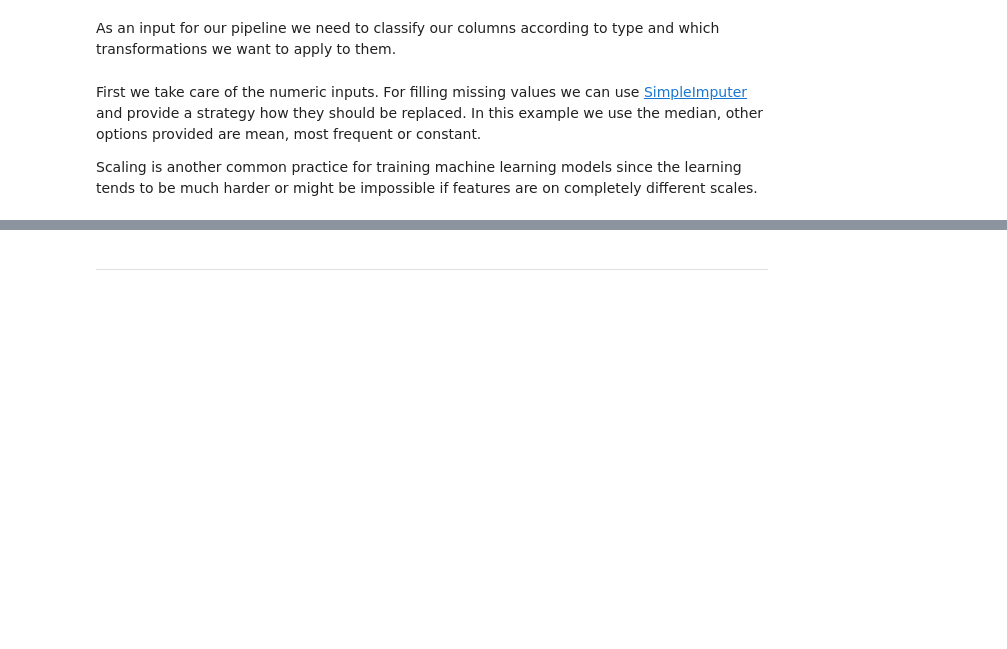
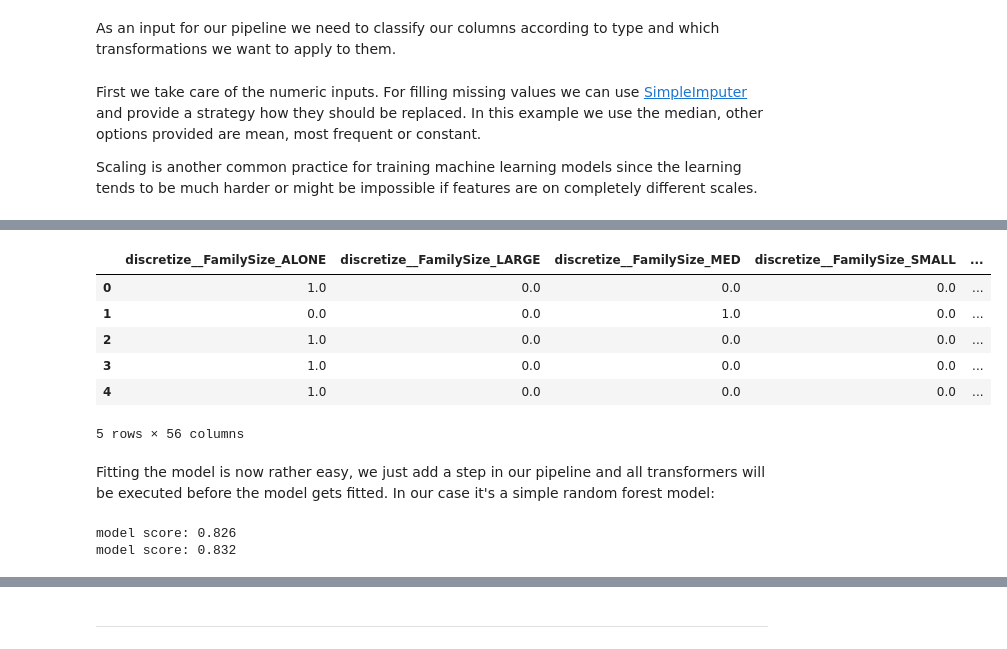
Before and after one commit to holzben/data-science-playbooks, a Jupyter notebook: piplines_v1.ipynb, the cells around one changed output, grey strips where cells are left out. Saved outputs shown, nothing was run; the diff lists cells and outputs as text; code cells hidden in the pictures; blank space fills up the shorter version.

```diff
--- a/piplines_v1.ipynb
+++ b/piplines_v1.ipynb
@@ -125,7 +156,7 @@ class TitleCorrector(BaseEstimator, TransformerMixin):
         """Does the the transform step. In case an encoder is provided, encoding will be done as well."""
 
         X_corrected = X.apply(
-            lambda x: x.replace(self.corrections, self.known_corrections)
+            lambda x: x.replace(list(self.corrections.keys()), list(self.corrections.values()))
         )
         self.feature_names = X_corrected.columns.tolist()
 
@@ -140,30 +173,25 @@ class TitleCorrector(BaseEstimator, TransformerMixin):
 # %%
-class TitleCorrector(BaseEstimator, TransformerMixin):
+class Cutter(BaseEstimator, TransformerMixin):
     """
-    Use transformer to correct the Title column and do One Hot Encoding.
+    Use transformer to cut numeric data. Interface to pandas:`~pandas.cut`
+
     """
 
-    def __init__(
-        self,
-        known_problems: List,
-        known_corrections: List,
-        encoder: object = None,
-    ):
-        self.known_corrections = known_corrections
-        self.known_problems = known_problems
+    def __init__(self, bins: Any, labels: Any = None, encoder: object = None, **kwargs):
+        self.bins = bins
+        self.labels = labels
+        self.kwargs = kwargs
         self.encoder = encoder
         self.feature_names = None
 
-    def fit(self, X, y=None) -> object:
+    def fit(self, X, y=None):
         return self
 
-    def transform(self, X) -> object:
-        """Does the the transform step.
-        In case an encoder is provided, encoding will be done as well."""
+    def transform(self, X):
+        X_corrected = X.apply(
+            lambda x: pd.cut(x, bins=self.bins, labels=self.labels, **self.kwargs)
+        )
 
-        X_corrected = X.apply(
-            lambda x: x.replace(list(CORRECTIONS.keys()), list(CORRECTIONS.values()))
-        )
         self.feature_names = X_corrected.columns.tolist()
 
         if self.encoder is not None:
@@ -219,7 +214,7 @@ class Discretizer(BaseEstimator, TransformerMixin):
 one_hot_enc = OneHotEncoder(handle_unknown="ignore")
 preprocessor = ColumnTransformer(
     transformers=[
-        ("discretize", Discretizer(BINS, LABELS, one_hot_enc), discretized_features),
+        ("discretize", Cutter(BINS, LABELS, one_hot_enc), cutting_features),
         ("correct",    TitleCorrector(CORRECTIONS, one_hot_enc), corrector_features),
         ("num", numeric_transformer, numeric_features),
         ("onehot", one_hot_enc, categorical_features),
@@ -230,9 +245,9 @@ preprocessor
 # %%
-preprocess = Pipeline(steps=[("preprocessor", preprocessor)])
+inspect_data = Pipeline(steps=[("preprocessor", preprocessor)])
 
 df_to_inspect = pd.DataFrame.sparse.from_spmatrix(
-    preprocess.named_steps["preprocessor"].fit_transform(X_train)
+    inspect_data.named_steps["preprocessor"].fit_transform(X_train)
 )
 
-df_to_inspect.columns = preprocess["preprocessor"].get_feature_names_out()
-# df_to_inspect.head()
+df_to_inspect.columns = inspect_data["preprocessor"].get_feature_names_out()
+df_to_inspect.info()
@@ -239,8 +272,23 @@ df_to_inspect.columns = preprocess["preprocessor"].get_feature_names_out()
+# %%
+df_to_inspect.head()
+# %% [output]
+|  | discretize__FamilySize_ALONE | discretize__FamilySize_LARGE | discretize__FamilySize_MED | discretize__FamilySize_SMALL | ... |
+| 0 | 1.0 | 0.0 | 0.0 | 0.0 | ... |
+| 1 | 0.0 | 0.0 | 1.0 | 0.0 | ... |
+| 2 | 1.0 | 0.0 | 0.0 | 0.0 | ... |
+| 3 | 1.0 | 0.0 | 0.0 | 0.0 | ... |
+| 4 | 1.0 | 0.0 | 0.0 | 0.0 | ... |
+5 rows × 56 columns
+# %% [markdown]
+Fitting the model is now rather easy, we just add a step in our pipeline and all transformers will be executed before the model gets fitted. In our case it's a simple random forest model:
 # %%
 clf = Pipeline(
     steps=[("preprocessor", preprocessor), ("classifier", RandomForestClassifier())]
 )
 # %%
 clf.fit(X_train, y_train)
+print("model score: %.3f" % clf.score(X_val, y_val))
 print("model score: %.3f" % clf.score(X_test, y_test))
-print("model score: %.3f" % clf.score(X_val, y_val))
+# %% [output]
+model score: 0.826
+model score: 0.832
```
Also changed, not shown: parts of 21 cells of this notebook.
